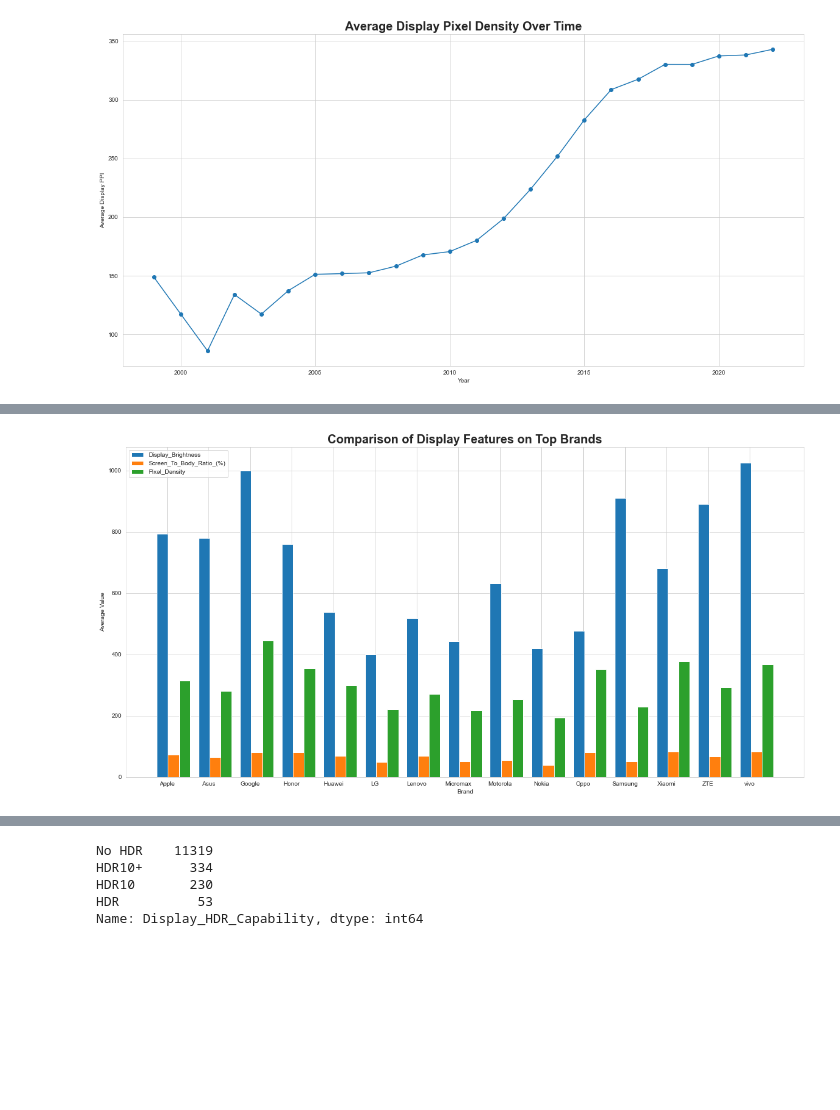
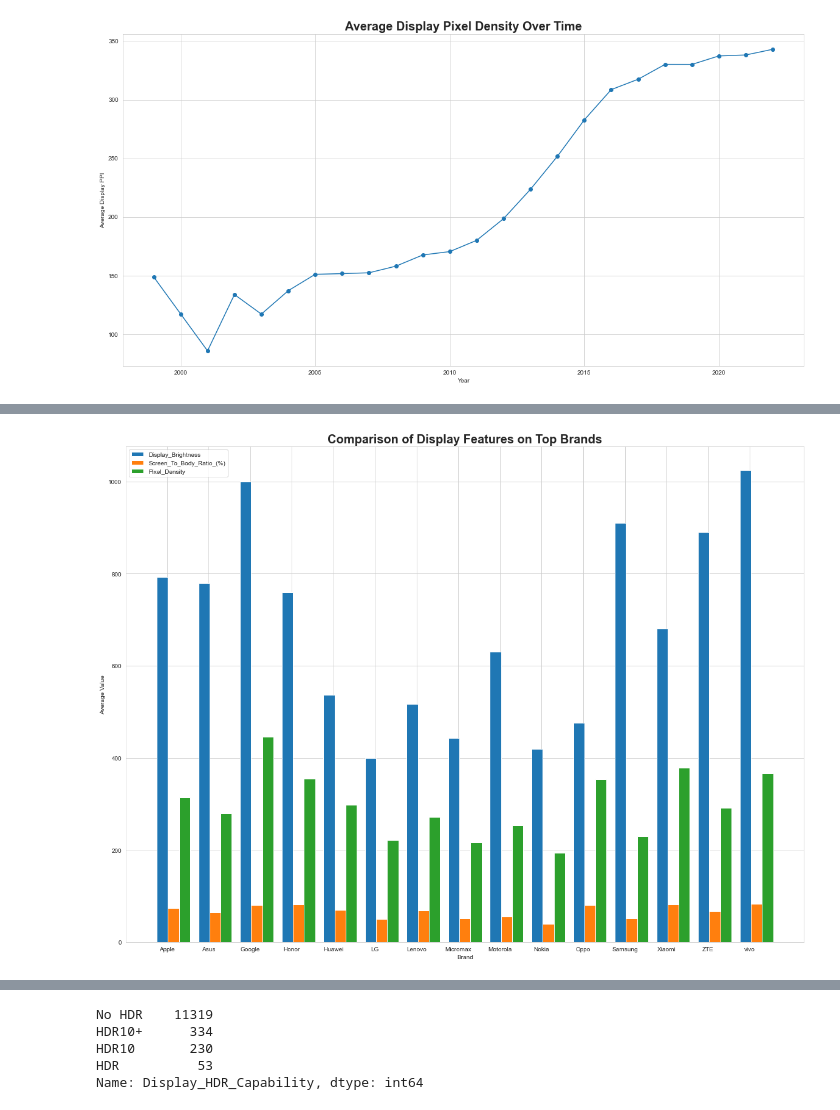
Before and after one commit to AlbertHunduza/Smartphone-Project, a Jupyter notebook: Overview and Analysis.ipynb, the cells around one changed output, grey strips where cells are left out. Drawn from its saved outputs; the diff is of its cells as text; code cells hidden in the pictures; blank space fills up the shorter version.

```diff
--- a/Overview and Analysis.ipynb
+++ b/Overview and Analysis.ipynb
@@ -209,8 +209,7 @@ plt.show()
 * almost 25% of devices currently availabel on the market are 5G capable
 * These 2 technologies have seen rapid adoption in recent years
 # %%
-top_brand_data = cleaned_gsm_arena_data[cleaned_gsm_arena_data['Released']!='Not Released Yet']
-top_brand_data['Release_Year'] = top_brand_data['Released'].apply(lambda x: x.year)
+released_data = cleaned_gsm_arena_data[cleaned_gsm_arena_data['Released']!='Not Released Yet']
+released_data['Release_Year'] = released_data['Released'].apply(lambda x: x.year)
 # group data by 'Brand' and year, and count the number of phones released
-phone_counts = top_brand_data.groupby(['Brand', 'Release_Year']).size()
-print(phone_counts)
+phone_counts = released_data.groupby(['Brand', 'Release_Year']).size()
@@ -296,7 +281,7 @@ interactive(children=(SelectMultiple(description='Brand:', index=(0,), options=(
 * The second graph allows one to choose the Brands they want to see, since the first graph is somewhat overwhelming
 # %%
 # Create a pivot table to count the number of models released by each OEM in each year
-chipset_per_year = pd.pivot_table(top_brand_data, values='Model', index='Brand', columns='Release_Year', aggfunc='count', fill_value=0)
+chipset_per_year = pd.pivot_table(released_data, values='Model', index='Brand', columns='Release_Year', aggfunc='count', fill_value=0)
 
 # Reindex the pivot table to include all years from 1995 to 2022
 all_years = pd.Index(range(1994, 2023), name='Year')
@@ -615,41 +614,41 @@ numeric_data = top_brand_data.replace(['Not Specified', 'Not Measured'], float('
 numeric_data[columns_to_compare] = numeric_data[columns_to_compare].apply(pd.to_numeric, errors='coerce')
 
 # Set the figure size
-plt.figure(figsize=(20, 10))
+plt.figure(figsize=(20, 15))
 
 # Get the number of columns to compare
 num_columns = len(columns_to_compare)
 
 # Set the width of each bar
 bar_width = 0.8 / num_columns
 
 # Filter brands that have non-null values for Display_Brightness
 valid_brands = numeric_data.dropna(subset=['Display_Brightness'])['Brand'].unique()
 
 # Loop through the columns and plot the bar chart for each
 for i, column in enumerate(columns_to_compare):
     # Get the average values for each brand, excluding NaN values
     avg_values = numeric_data[numeric_data['Brand'].isin(valid_brands)].groupby('Brand')[column].mean().dropna()
 
     # Calculate the x positions for the bars
     x_pos = np.arange(len(avg_values)) + (i * bar_width) - (0.4 * bar_width)
 
     # Plot the bars
     plt.bar(x_pos, avg_values, width=bar_width, label=column)
 
 # Set the x-axis ticks and labels
 plt.xticks(np.arange(len(avg_values)), avg_values.index)
 plt.xlabel('Brand')
 plt.ylabel('Average Value')
 plt.title('Comparison of Display Features on Top Brands', fontsize=20, weight='bold')
 
 # Add a legend
 plt.legend()
 
 # Show the plot
 plt.show()
 # %% [output]
-[figure, old version]
+[figure, new version]
 # %%
 # Filter out non-numeric and "Not Specified" or "Not Measured" values
 numeric_data = top_brand_data.replace(['Not Specified', 'Not Measured'], float('NaN'))
```
Also changed, not shown: parts of 75 cells of this notebook.
